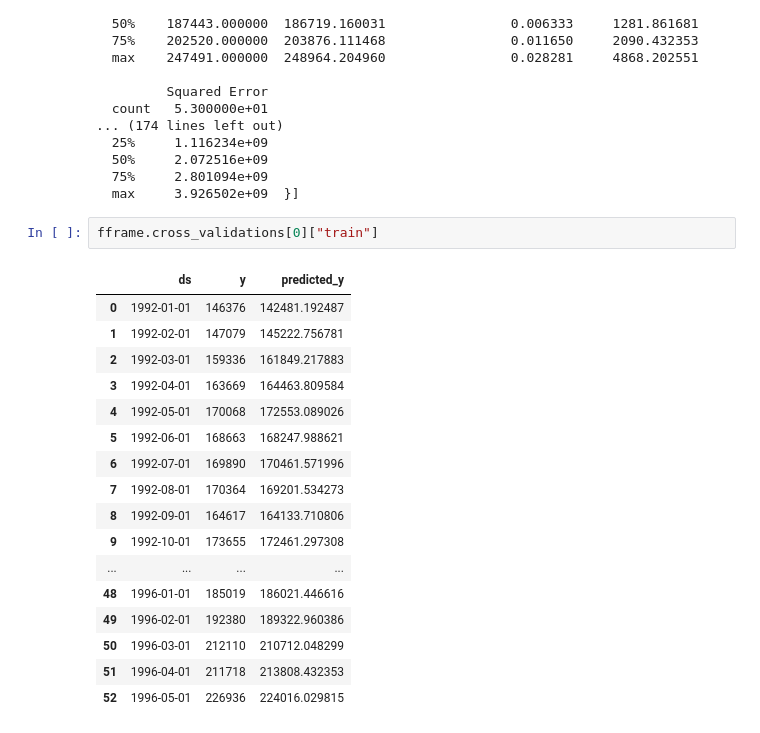
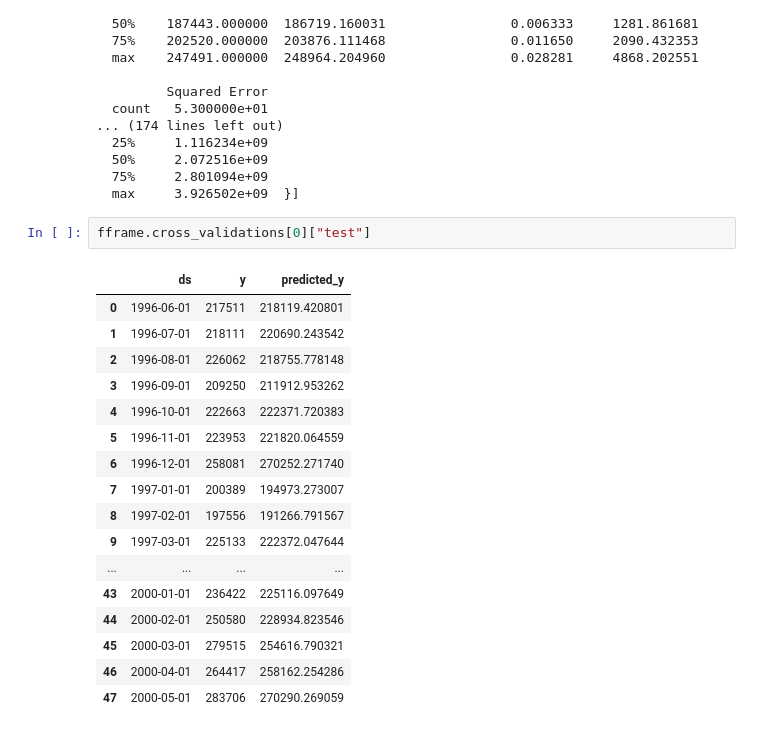
Before and after one commit to ntlind/forecastframe, a Jupyter notebook: examples/prophet_example.ipynb, the cells around one changed output. Drawn from its saved outputs; the diff is of its cells as text.

```diff
--- a/examples/prophet_example.ipynb
+++ b/examples/prophet_example.ipynb
@@ -134,22 +134,22 @@ fframe.get_cross_validation_errors()
   75%     2.801094e+09
   max     3.926502e+09  }]
 # %%
-fframe.cross_validations[0]["train"]
+fframe.cross_validations[0]["test"]
 # %% [output]
 |  | ds | y | predicted_y |
-| 0 | 1992-01-01 | 146376 | 142481.192487 |
-| 1 | 1992-02-01 | 147079 | 145222.756781 |
-| 2 | 1992-03-01 | 159336 | 161849.217883 |
-| 3 | 1992-04-01 | 163669 | 164463.809584 |
-| 4 | 1992-05-01 | 170068 | 172553.089026 |
-| 5 | 1992-06-01 | 168663 | 168247.988621 |
-| 6 | 1992-07-01 | 169890 | 170461.571996 |
-| 7 | 1992-08-01 | 170364 | 169201.534273 |
-| 8 | 1992-09-01 | 164617 | 164133.710806 |
-| 9 | 1992-10-01 | 173655 | 172461.297308 |
+| 0 | 1996-06-01 | 217511 | 218119.420801 |
+| 1 | 1996-07-01 | 218111 | 220690.243542 |
+| 2 | 1996-08-01 | 226062 | 218755.778148 |
+| 3 | 1996-09-01 | 209250 | 211912.953262 |
+| 4 | 1996-10-01 | 222663 | 222371.720383 |
+| 5 | 1996-11-01 | 223953 | 221820.064559 |
+| 6 | 1996-12-01 | 258081 | 270252.271740 |
+| 7 | 1997-01-01 | 200389 | 194973.273007 |
+| 8 | 1997-02-01 | 197556 | 191266.791567 |
+| 9 | 1997-03-01 | 225133 | 222372.047644 |
 | ... | ... | ... | ... |
-| 48 | 1996-01-01 | 185019 | 186021.446616 |
-| 49 | 1996-02-01 | 192380 | 189322.960386 |
-| 50 | 1996-03-01 | 212110 | 210712.048299 |
-| 51 | 1996-04-01 | 211718 | 213808.432353 |
-| 52 | 1996-05-01 | 226936 | 224016.029815 |
+| 43 | 2000-01-01 | 236422 | 225116.097649 |
+| 44 | 2000-02-01 | 250580 | 228934.823546 |
+| 45 | 2000-03-01 | 279515 | 254616.790321 |
+| 46 | 2000-04-01 | 264417 | 258162.254286 |
+| 47 | 2000-05-01 | 283706 | 270290.269059 |
```
